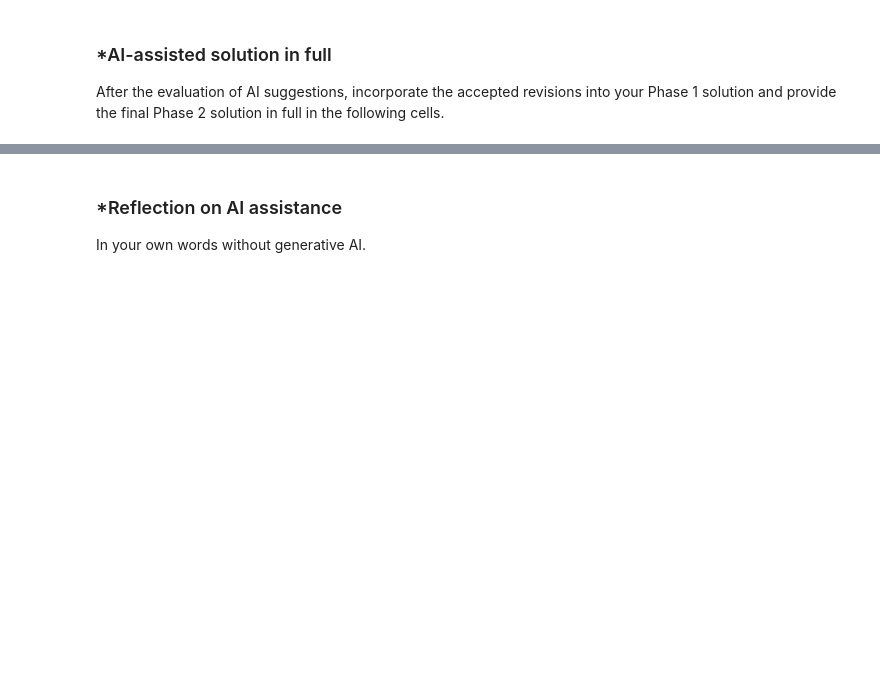
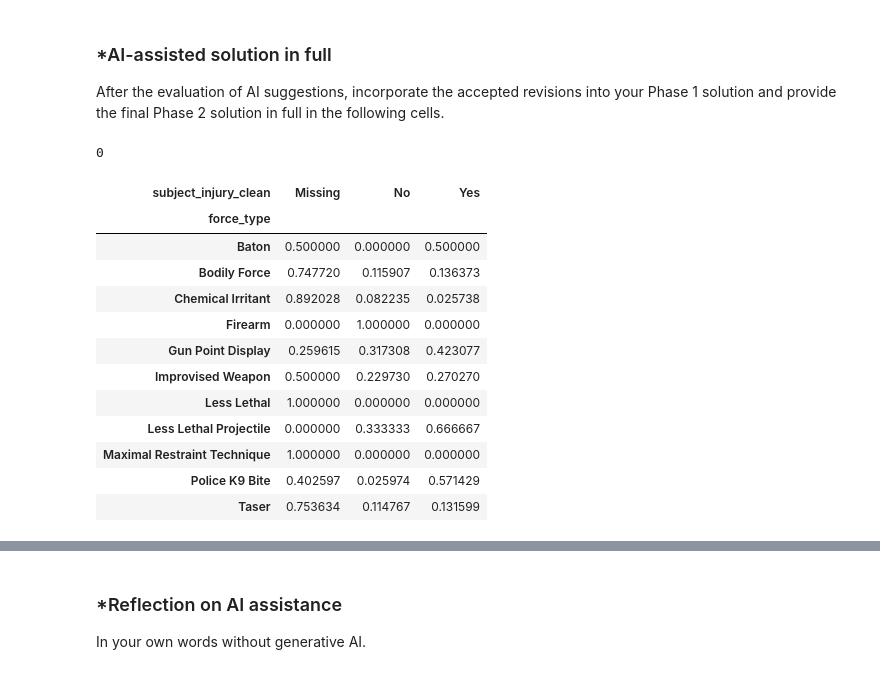
Before and after one commit to Armon-1/A01-data-wrangling, a Jupyter notebook: notebook.ipynb, the cells around one changed output, grey strips where cells are left out. Saved outputs shown, nothing was run; the diff lists cells and outputs as text; code cells hidden in the pictures; blank space fills up the shorter version.

```diff
--- a/notebook.ipynb
+++ b/notebook.ipynb
@@ -260,3 +273,38 @@ Keep Phase 1 frozen.
 After the evaluation of AI suggestions, incorporate the accepted revisions into your Phase 1 solution and provide the final Phase 2 solution in full in the following cells.
 # %%
 # Your Phase 2 solution to the problem goes here.
+# %%
+# Airbnb
+airbnb2 = pd.read_csv("./data/airbnb_hw.csv")
+
+airbnb2["Price"] = airbnb2["Price"].str.replace(",", "")
+airbnb2["Price"] = pd.to_numeric(airbnb2["Price"], errors="coerce")
+
+airbnb2["Price"].isna().sum()
+# %% [output]
+0
+# %%
+# Police data
+police2 = pd.read_csv("./data/mn_police_use_of_force.csv")
+
+police2["subject_injury_clean"] = police2["subject_injury"].fillna("Missing")
+
+pd.crosstab(
+    police2["force_type"],
+    police2["subject_injury_clean"],
+    normalize="index"
+)
+# %% [output]
+| subject_injury_clean | Missing | No | Yes |
+| force_type |  |  |  |
+| Baton | 0.500000 | 0.000000 | 0.500000 |
+| Bodily Force | 0.747720 | 0.115907 | 0.136373 |
+| Chemical Irritant | 0.892028 | 0.082235 | 0.025738 |
+| Firearm | 0.000000 | 1.000000 | 0.000000 |
+| Gun Point Display | 0.259615 | 0.317308 | 0.423077 |
+| Improvised Weapon | 0.500000 | 0.229730 | 0.270270 |
+| Less Lethal | 1.000000 | 0.000000 | 0.000000 |
+| Less Lethal Projectile | 0.000000 | 0.333333 | 0.666667 |
+| Maximal Restraint Technique | 1.000000 | 0.000000 | 0.000000 |
+| Police K9 Bite | 0.402597 | 0.025974 | 0.571429 |
+| Taser | 0.753634 | 0.114767 | 0.131599 |
```
Also changed, not shown: parts of 14 cells of this notebook.
